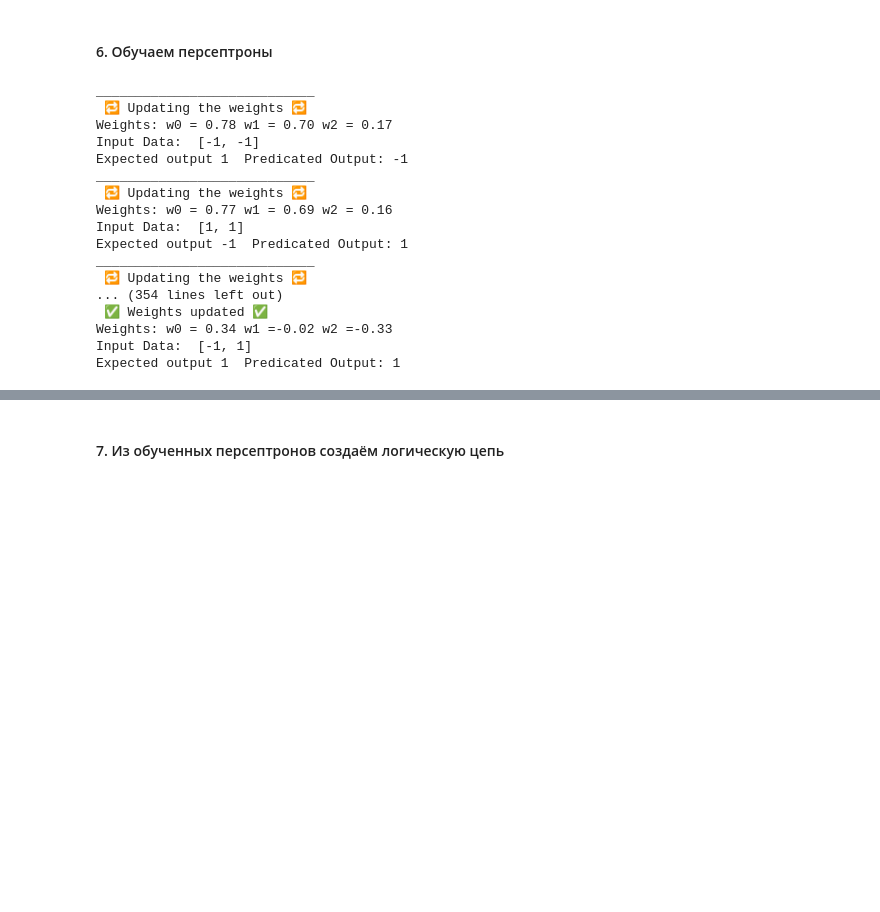
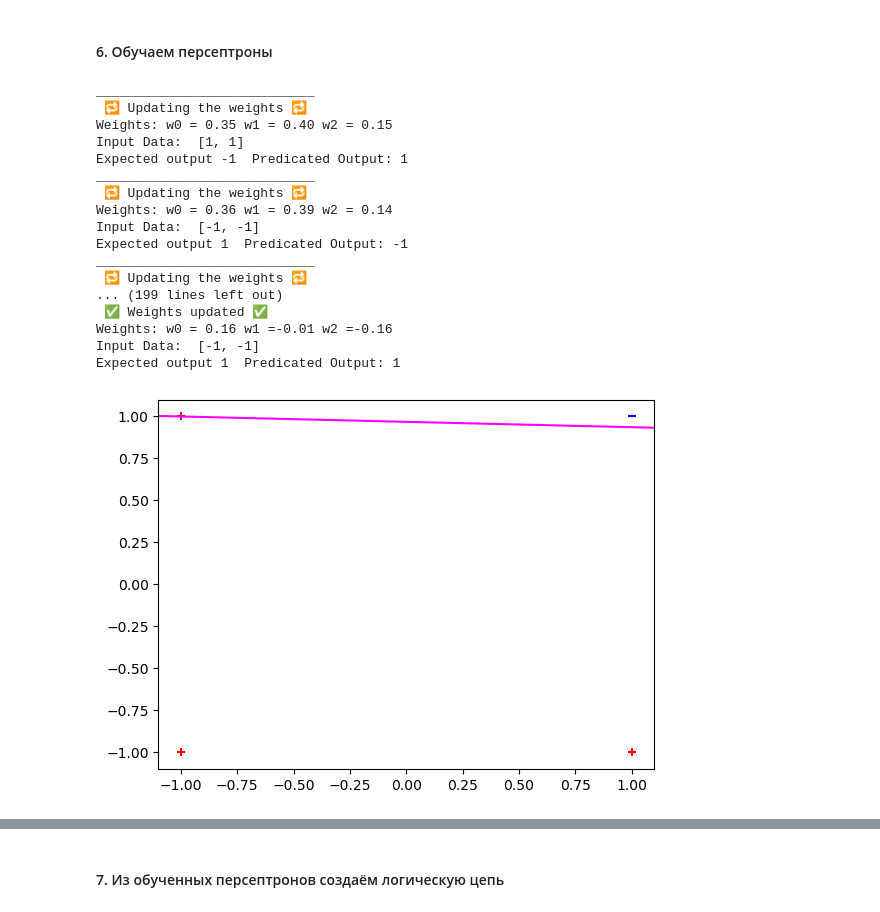
Before and after one commit to MadRock33/Khokhlov_Dimitrii_20221_24, a Jupyter notebook: AI/P.2/NetPerceptron.ipynb, the cells around one changed output, grey strips where cells are left out. Saved outputs shown, nothing was run; the diff lists cells and outputs as text; code cells hidden in the pictures; blank space fills up the shorter version.

Commit message:
Added graph output after training

```diff
--- a/AI/P.2/NetPerceptron.ipynb
+++ b/AI/P.2/NetPerceptron.ipynb
@@ -100,23 +134,25 @@ not_perceptron = Perceptron(np.array([(1.0, -1.0),(1.0, 1.0)]), np.array([[1.0,
 #### 6. Обучаем персептроны
 # %%
 nand_perceptron.train()
+nand_perceptron.show_training()
 # %% [output]
 ____________________________
  🔁 Updating the weights 🔁
-Weights: w0 = 0.78 w1 = 0.70 w2 = 0.17
+Weights: w0 = 0.35 w1 = 0.40 w2 = 0.15
+Input Data:  [1, 1]
+Expected output -1  Predicated Output: 1
+____________________________
+ 🔁 Updating the weights 🔁
+Weights: w0 = 0.36 w1 = 0.39 w2 = 0.14
 Input Data:  [-1, -1]
 Expected output 1  Predicated Output: -1
 ____________________________
  🔁 Updating the weights 🔁
-Weights: w0 = 0.77 w1 = 0.69 w2 = 0.16
-Input Data:  [1, 1]
-Expected output -1  Predicated Output: 1
-____________________________
- 🔁 Updating the weights 🔁
-... (354 lines left out)
+... (199 lines left out)
  ✅ Weights updated ✅
-Weights: w0 = 0.34 w1 =-0.02 w2 =-0.33
-Input Data:  [-1, 1]
+Weights: w0 = 0.16 w1 =-0.01 w2 =-0.16
+Input Data:  [-1, -1]
 Expected output 1  Predicated Output: 1
+[figure, added]
 # %%
 and_perceptron.train()
```
Also changed, not shown: parts of 10 cells of this notebook.
